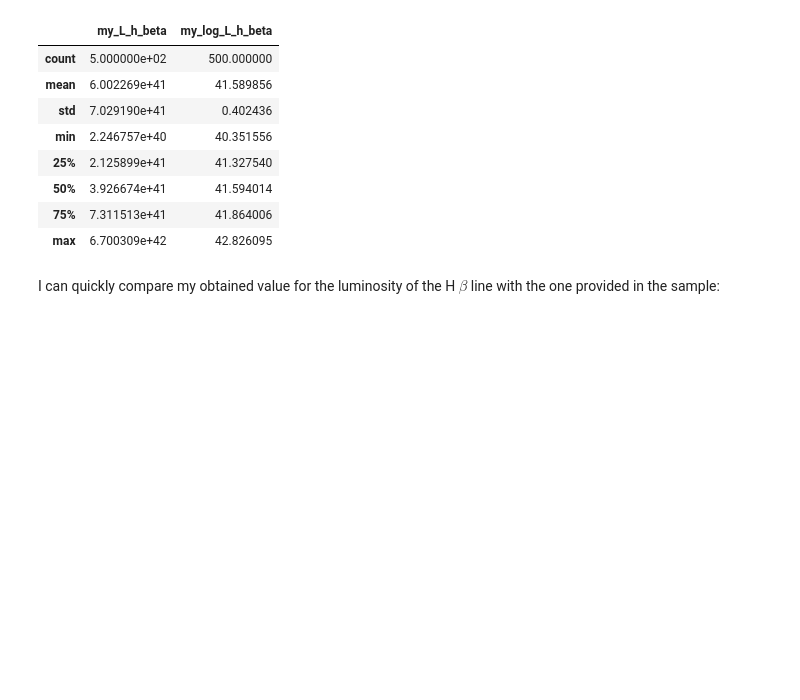
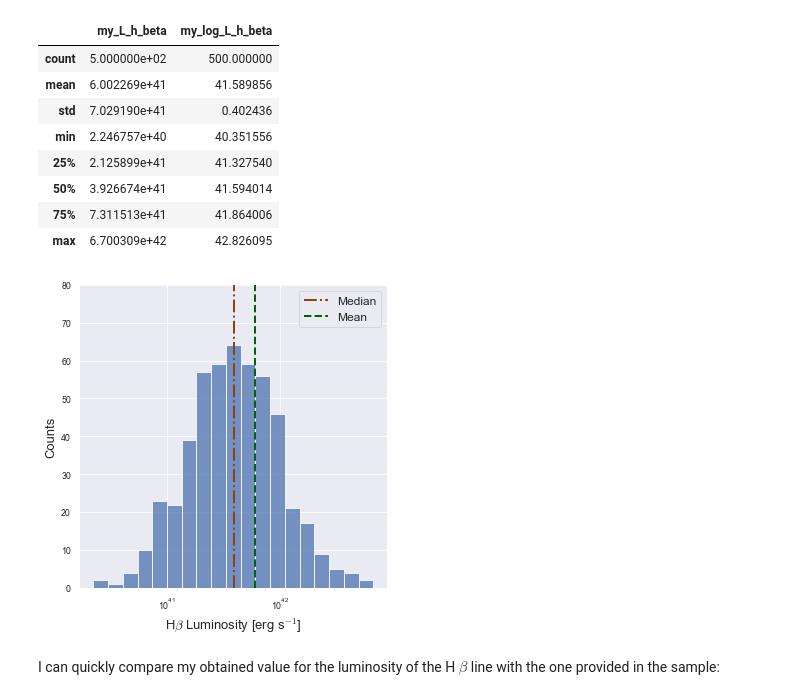
Before and after one commit to NicoGalvarino/AGN_Tutorials_Git, a Jupyter notebook: Tutorial_3_BH_params/Tutorial_3_BH_AD.ipynb, the cells around one changed output. Drawn from its saved outputs; the diff is of its cells as text; code cells hidden in the pictures; blank space fills up the shorter version.

Commit message:
Plots from papers; discussion

```diff
--- a/Tutorial_3_BH_params/Tutorial_3_BH_AD.ipynb
+++ b/Tutorial_3_BH_params/Tutorial_3_BH_AD.ipynb
@@ -457,6 +461,21 @@ qsos[['my_L_h_beta', 'my_log_L_h_beta']].describe()
 | 50% | 3.926674e+41 | 41.594014 |
 | 75% | 7.311513e+41 | 41.864006 |
 | max | 6.700309e+42 | 42.826095 |
+# %%
+sns.displot(data=qsos, x='my_L_h_beta', palette='colorblind', log_scale=True)
+plt.vlines(qsos['my_L_h_beta'].median(), 0, 80, color='saddlebrown', linewidth=2, linestyles='dashdot', label='Median')
+plt.vlines(qsos['my_L_h_beta'].mean(), 0, 80, color='darkgreen', linewidth=2, linestyles='dashed', label='Mean')
+plt.ylim(0, 80)
+
+plt.ylabel('Counts', fontsize=13);
+plt.xlabel(r'H$\beta$ Luminosity [erg s$^{-1}$]', fontsize=13);
+plt.legend(fontsize=12)
+
+# plt.savefig('Hbeta_lum_distr.pdf')
+
+plt.show()
+# %% [output]
+[figure, added]
 # %% [markdown]
 I can quickly compare my obtained value for the luminosity of the H $\beta$ line with the one provided in the sample:
 # %%
```
Also changed, not shown: parts of 23 cells of this notebook, 5 other files.
